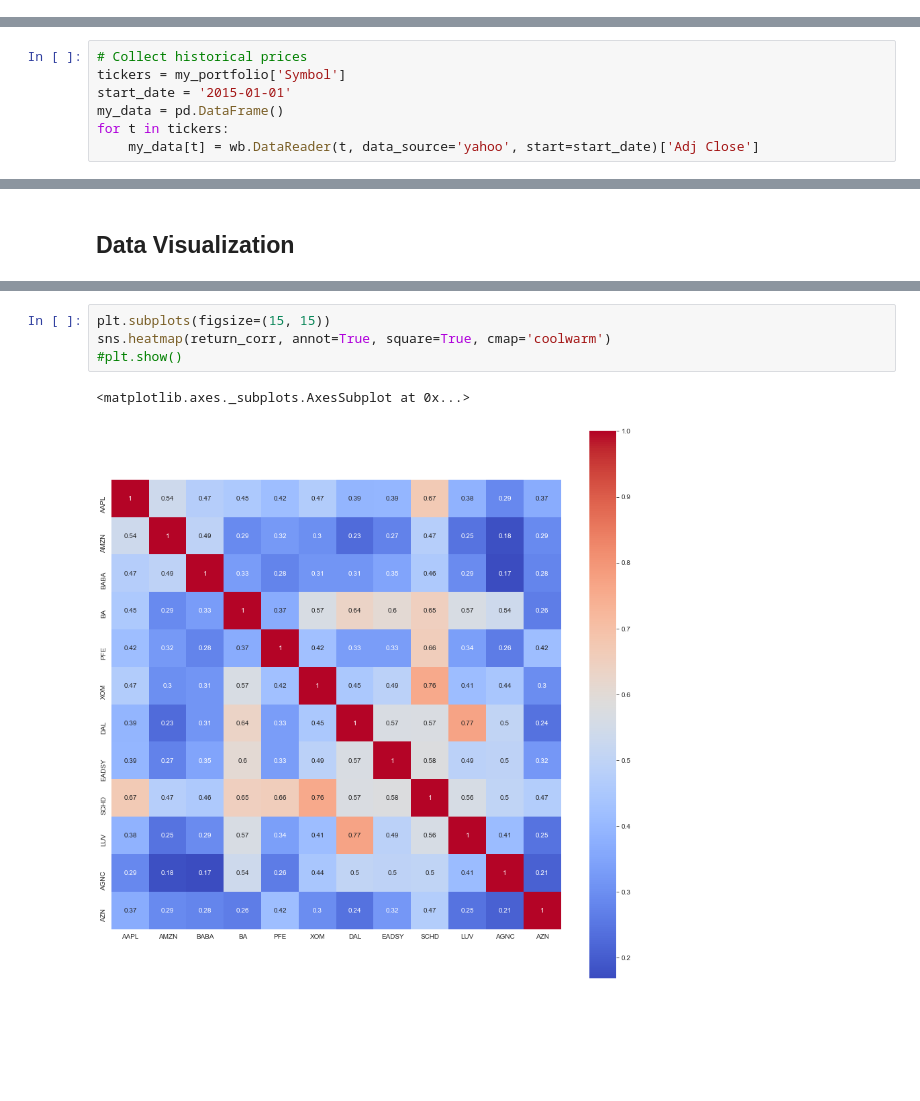
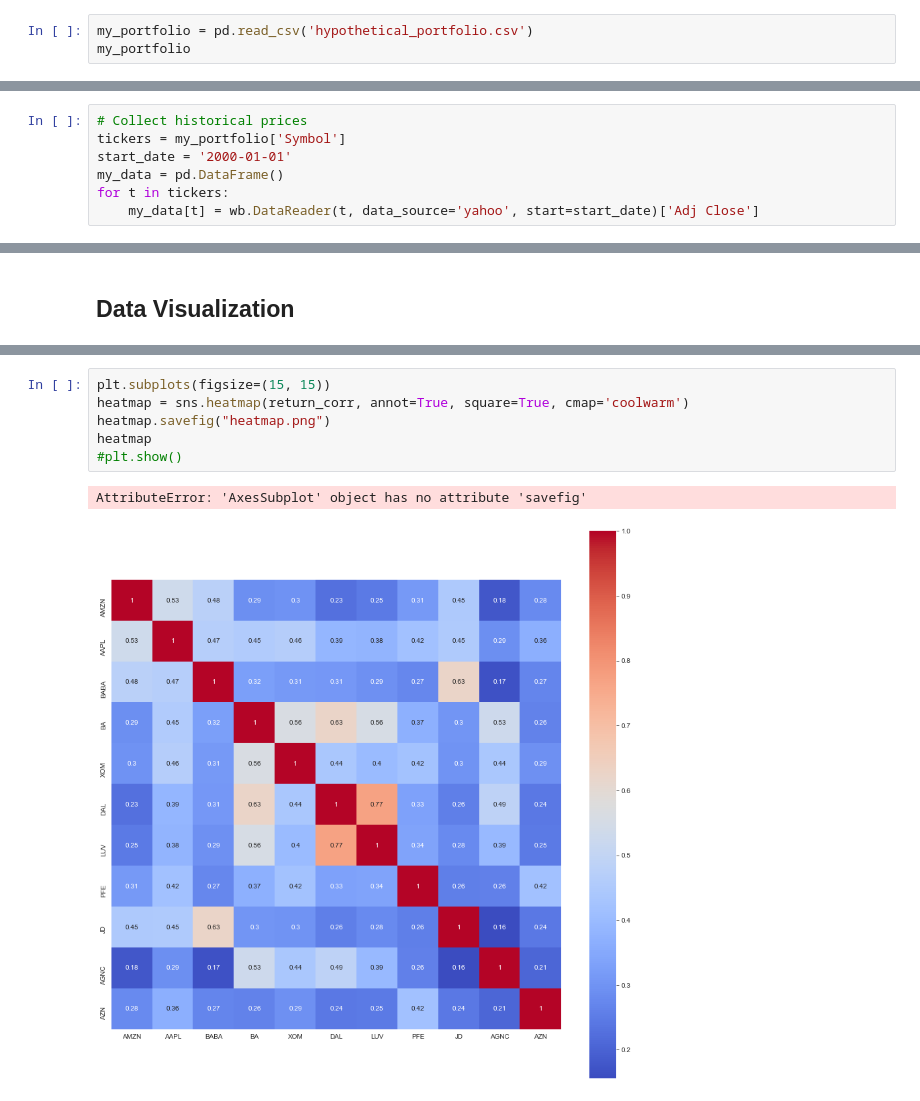
Before and after one commit to jpaguirre15/robinhood-portfolio-analysis, a Jupyter notebook: stonks.ipynb, the cells around one changed output, grey strips where cells are left out. Saved outputs shown, nothing was run; the diff lists cells and outputs as text; blank space fills up the shorter version.

Commit message:
Update portfolio and debug

```diff
--- a/stonks.ipynb
+++ b/stonks.ipynb
@@ -262,0 +242,3 @@ my_portfolio['Weight'].sum()
+# %%
+my_portfolio = pd.read_csv('hypothetical_portfolio.csv')
+my_portfolio
@@ -265,7 +262,7 @@ my_portfolio['Weight'].sum()
 # %%
 # Collect historical prices
 tickers = my_portfolio['Symbol']
-start_date = '2015-01-01'
+start_date = '2000-01-01'
 my_data = pd.DataFrame()
 for t in tickers:
     my_data[t] = wb.DataReader(t, data_source='yahoo', start=start_date)['Adj Close']
@@ -637,7 +664,9 @@ sns.pairplot(sec_returns[1:], kind="reg")
 # %%
 plt.subplots(figsize=(15, 15))
-sns.heatmap(return_corr, annot=True, square=True, cmap='coolwarm')
+heatmap = sns.heatmap(return_corr, annot=True, square=True, cmap='coolwarm')
+heatmap.savefig("heatmap.png")
+heatmap
 #plt.show()
 # %% [output]
-<matplotlib.axes._subplots.AxesSubplot at 0x...>
+AttributeError: 'AxesSubplot' object has no attribute 'savefig'
-[figure, old version]
+[figure, new version]
```
Also changed, not shown: parts of 34 cells of this notebook, 4 other files.
